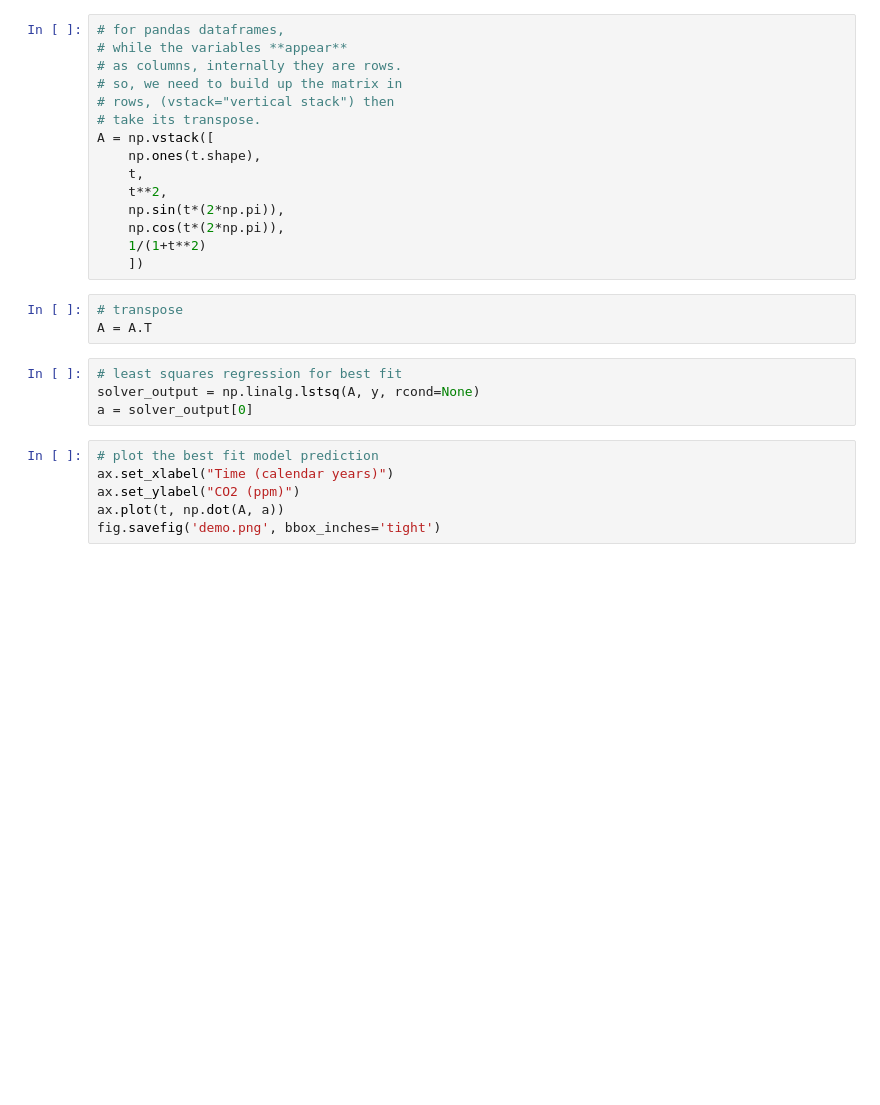
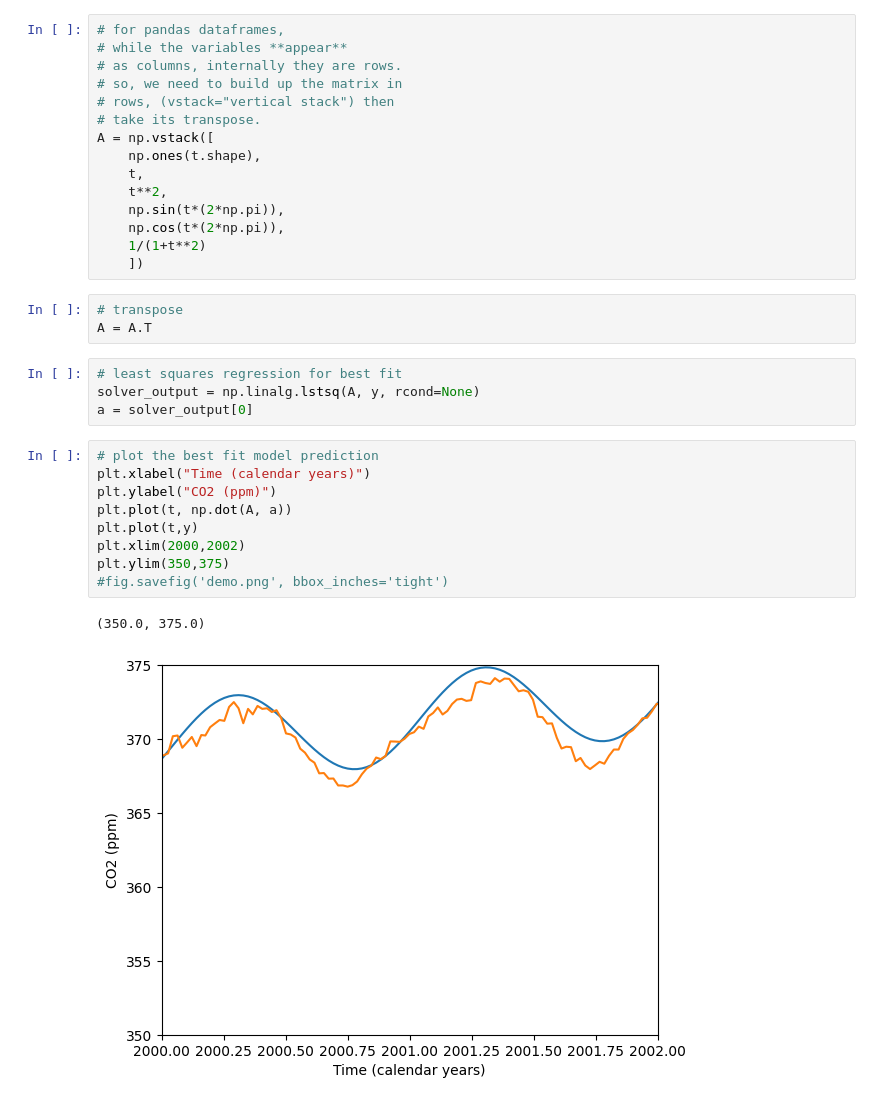
Before and after one commit to Noah-B-Reef/MAT4020-Homework7, a Jupyter notebook: MaunaLoa.ipynb, the cells around one changed output. Drawn from its saved outputs; the diff is of its cells as text; blank space fills up the shorter version.

```diff
--- a/MaunaLoa.ipynb
+++ b/MaunaLoa.ipynb
@@ -56,7 +58,13 @@ solver_output = np.linalg.lstsq(A, y, rcond=None)
 a = solver_output[0]
 # %%
 # plot the best fit model prediction
-ax.set_xlabel("Time (calendar years)")
-ax.set_ylabel("CO2 (ppm)")
-ax.plot(t, np.dot(A, a))
-fig.savefig('demo.png', bbox_inches='tight')
+plt.xlabel("Time (calendar years)")
+plt.ylabel("CO2 (ppm)")
+plt.plot(t, np.dot(A, a))
+plt.plot(t,y)
+plt.xlim(2000,2002)
+plt.ylim(350,375)
+#fig.savefig('demo.png', bbox_inches='tight')
+# %% [output]
+(350.0, 375.0)
+[figure, added]
```
Also changed, not shown: parts of 1 cell of this notebook, 2 other files.
